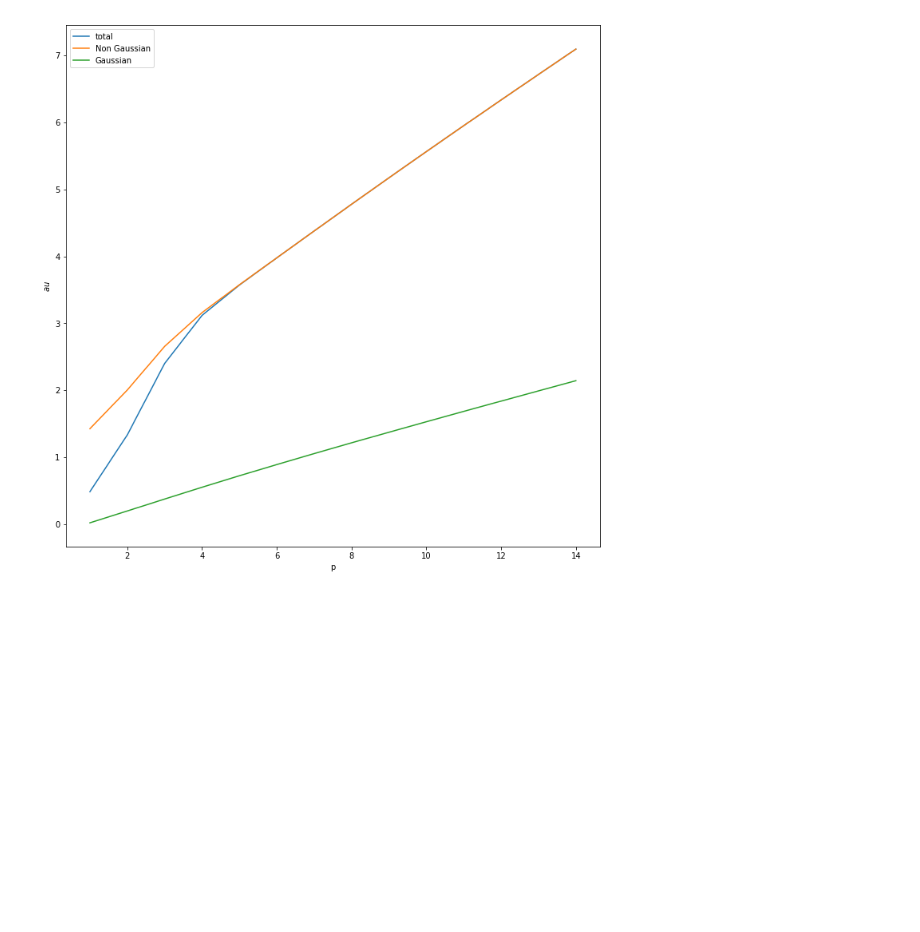
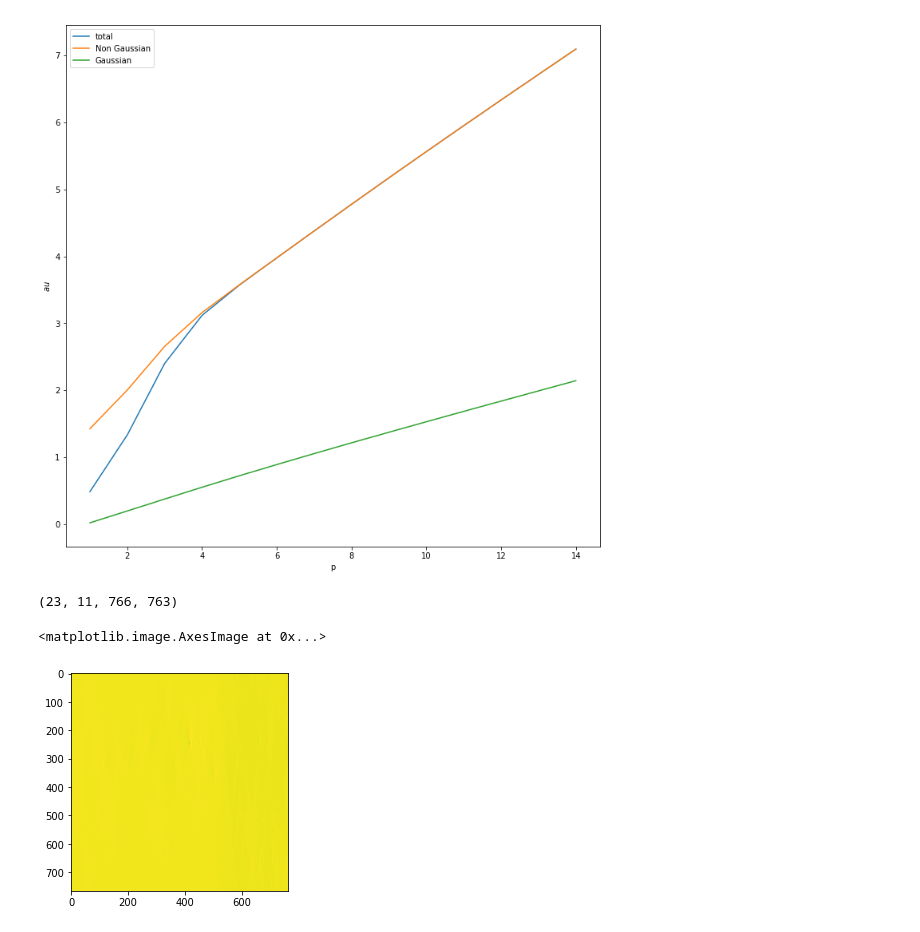
Before and after one commit to HalimElrefaee/IPAG-intership, a Jupyter notebook: Observations.ipynb, the cells around one changed output. Drawn from its saved outputs; the diff is of its cells as text; code cells hidden in the pictures; blank space fills up the shorter version.

Commit message:
inversion

```diff
--- a/Observations.ipynb
+++ b/Observations.ipynb
@@ -99,3 +107,29 @@ plt.legend()
 [figure]
 [figure]
 [figure]
+# %%
+#Inversion cell
+
+wti, S11a, wav_k, S1a, q = fan_trans(im, reso=1, q=0 , qdyn=True, skewl=0.4, pownorm=False, angular=True)
+N=wti.shape[1]
+M=np.size(wav_k)
+
+wtth=np.zeros((M,N,ny,nx))
+
+for i in range(1):
+
+    fbth=np.sum(wti[:,i,:,:].real,axis=0)     #the image for this specific angle
+    fbth=fbth+np.abs(np.min(fbth))+1
+
+    fbth=log(fbth)
+
+    wtth[:,i,:,:], S11a, wav_k, S1a, q = fan_trans(fbth, reso=1, q=0 , qdyn=True, skewl=0.4, pownorm=False, angular=False)
+# %%
+wtth.shape
+# %% [output]
+(23, 11, 766, 763)
+# %%
+imshow(fbth)
+# %% [output]
+<matplotlib.image.AxesImage at 0x...>
+[figure, added]
```
Also changed, not shown: parts of 2 cells of this notebook.
